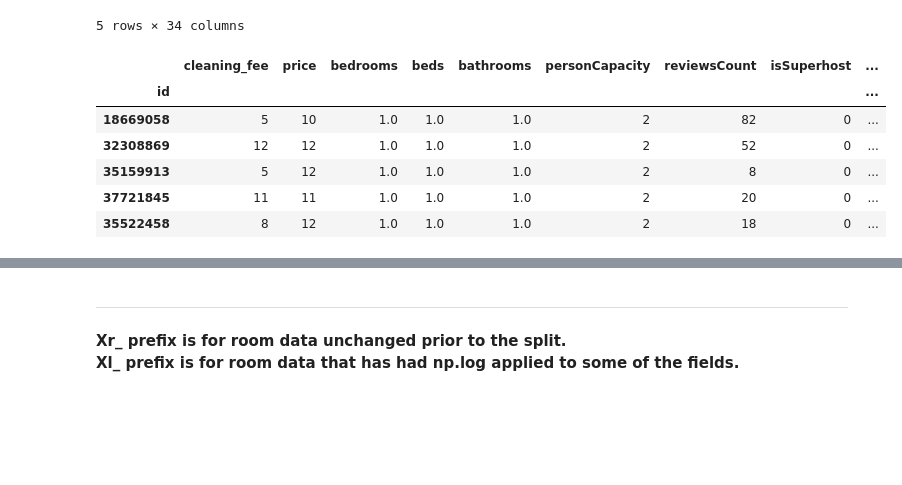
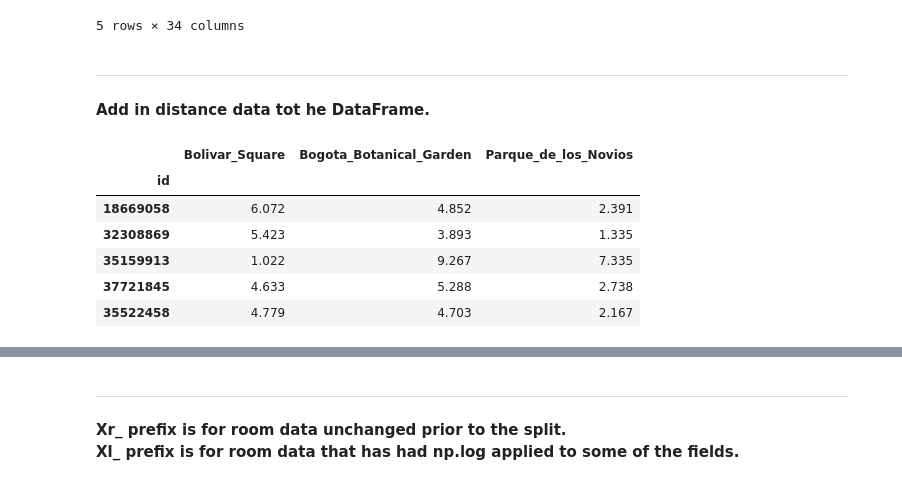
Before and after one commit to scottkds/airbnb_prices, a Jupyter notebook: models/Airbnb_regression2.ipynb, the cells around one changed output, grey strips where cells are left out. Drawn from its saved outputs; the diff is of its cells as text; code cells hidden in the pictures; blank space fills up the shorter version.

Commit message:
Combined room data, clusters and distances.

```diff
--- a/models/Airbnb_regression2.ipynb
+++ b/models/Airbnb_regression2.ipynb
@@ -612,10 +610,13 @@ asdf == abcd
+# %% [markdown]
+------
+#### Add in distance data tot he DataFrame.
 # %%
-room_orig.head()
+distances.head()
 # %% [output]
-|  | cleaning_fee | price | bedrooms | beds | bathrooms | personCapacity | reviewsCount | isSuperhost | ... |
-| id |  |  |  |  |  |  |  |  | ... |
-| 18669058 | 5 | 10 | 1.0 | 1.0 | 1.0 | 2 | 82 | 0 | ... |
-| 32308869 | 12 | 12 | 1.0 | 1.0 | 1.0 | 2 | 52 | 0 | ... |
-| 35159913 | 5 | 12 | 1.0 | 1.0 | 1.0 | 2 | 8 | 0 | ... |
-| 37721845 | 11 | 11 | 1.0 | 1.0 | 1.0 | 2 | 20 | 0 | ... |
-| 35522458 | 8 | 12 | 1.0 | 1.0 | 1.0 | 2 | 18 | 0 | ... |
+|  | Bolivar_Square | Bogota_Botanical_Garden | Parque_de_los_Novios |
+| id |  |  |  |
+| 18669058 | 6.072 | 4.852 | 2.391 |
+| 32308869 | 5.423 | 3.893 | 1.335 |
+| 35159913 | 1.022 | 9.267 | 7.335 |
+| 37721845 | 4.633 | 5.288 | 2.738 |
+| 35522458 | 4.779 | 4.703 | 2.167 |
```
Also changed, not shown: parts of 12 cells of this notebook.
